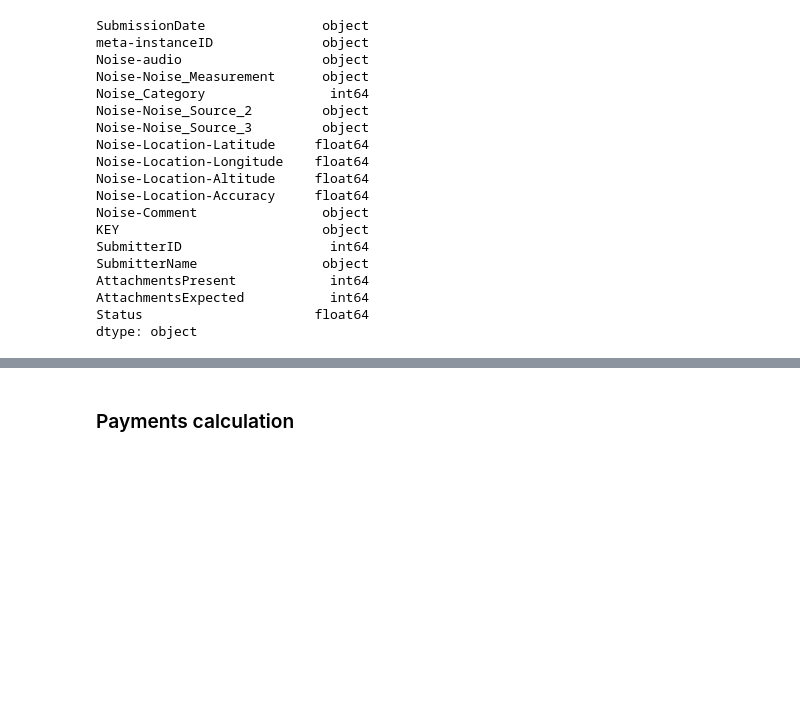
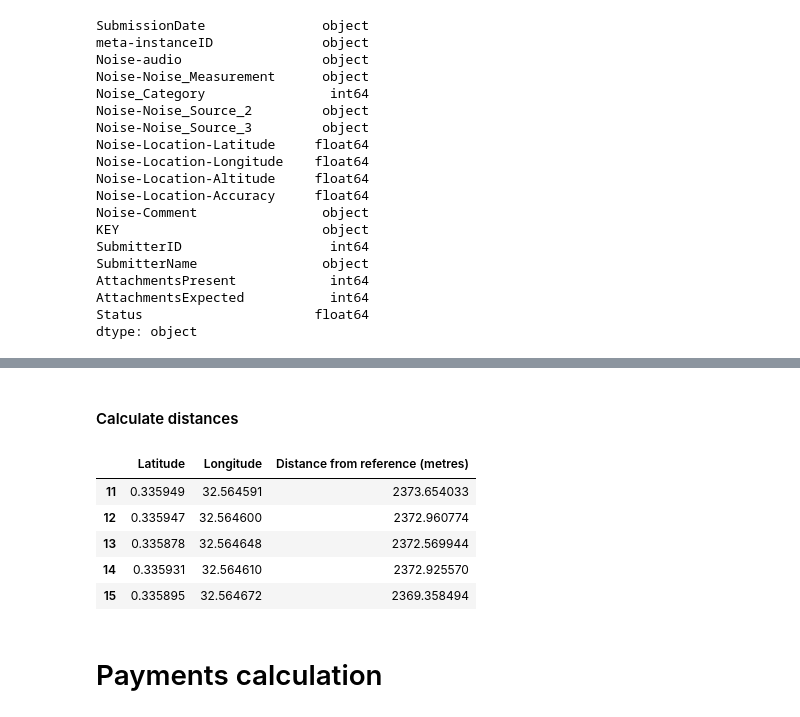
Before and after one commit to NLSanyu/odk-data-pipeline-sample, a Jupyter notebook: notebooks/Exploratory Data Analysis for Noise Pollution.ipynb, the cells around one changed output, grey strips where cells are left out. Drawn from its saved outputs; the diff is of its cells as text; code cells hidden in the pictures; blank space fills up the shorter version.

```diff
--- a/notebooks/Exploratory Data Analysis for Noise Pollution.ipynb
+++ b/notebooks/Exploratory Data Analysis for Noise Pollution.ipynb
@@ -125,0 +133,3 @@ None
+# %%
+category = "car-alarm"
+category_data = noise_data[noise_data["Noise_Category"] == category]
@@ -125,0 +138,7 @@ None
+# %%
+location_df = pd.DataFrame({
+    "Latitude": category_data["Noise-Location-Latitude"],
+    "Longitude": category_data["Noise-Location-Longitude"]
+})
+
+location_df.head()
@@ -126,5 +152,23 @@ None
+# %% [markdown]
+#### Calculate distances
+# %%
+point_of_ref = (0.3476, 32.5825)
+# %%
+def get_distance(point_of_ref, lat, lng):
+    point = (lat, lng)
+    return distance(point_of_ref, point).m
+# %%
+location_df["Distance from reference (metres)"] = location_df.apply(lambda row: get_distance(point_of_ref, row["Latitude"], row["Longitude"]), axis=1)
+location_df.head()
+# %% [output]
+|  | Latitude | Longitude | Distance from reference (metres) |
+| 11 | 0.335949 | 32.564591 | 2373.654033 |
+| 12 | 0.335947 | 32.564600 | 2372.960774 |
+| 13 | 0.335878 | 32.564648 | 2372.569944 |
+| 14 | 0.335931 | 32.564610 | 2372.925570 |
+| 15 | 0.335895 | 32.564672 | 2369.358494 |
 # %% [markdown]
-### Payments calculation
+# Payments calculation
 # %%
 noise_data["SubmissionDate"] = pd.to_datetime(noise_data["SubmissionDate"], format="%Y-%m-%d")
 # %%
```
Also changed, not shown: parts of 14 cells of this notebook, 1 other file.
